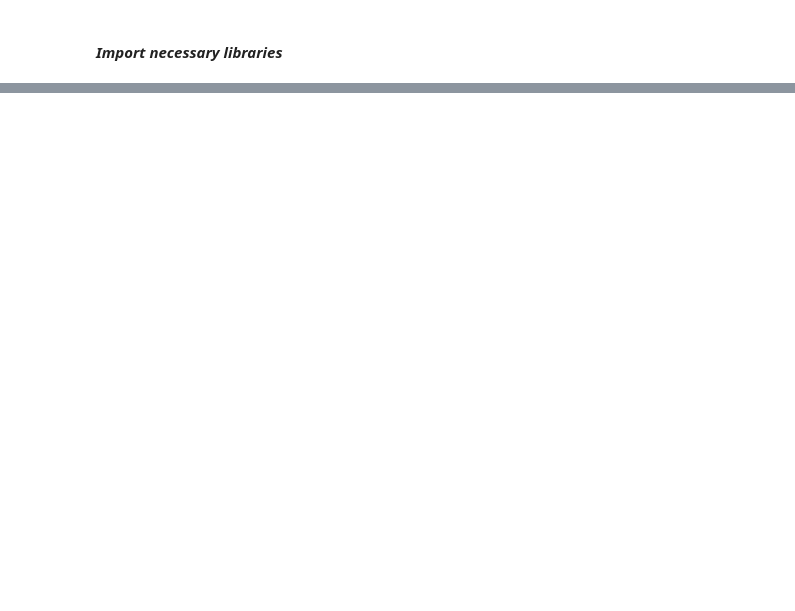
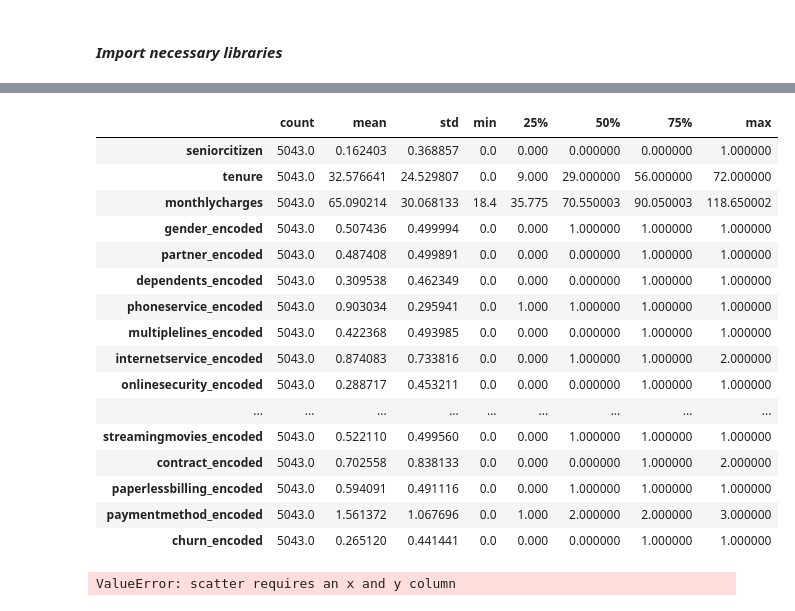
Before and after one commit to heldana30/Customer_Churn_Prediction, a Jupyter notebook: customer_churn_prediction.ipynb, the cells around one changed output, grey strips where cells are left out. Saved outputs shown, nothing was run; the diff lists cells and outputs as text; code cells hidden in the pictures; blank space fills up the shorter version.

Commit message:
add more dataset and updated notebook and requirements.txt file

```diff
--- a/customer_churn_prediction.ipynb
+++ b/customer_churn_prediction.ipynb
@@ -59,0 +274,2 @@ Churn analysis represents a strategic initiative aimed at leveraging data-driven
+# %%
+train_df = pd.concat([First_Dataset, Second_Dataset], ignore_index=True)
@@ -59,0 +287,3 @@ Churn analysis represents a strategic initiative aimed at leveraging data-driven
+# %%
+# Change all column names to lowercase
+train_df.columns = train_df.columns.str.lower()
@@ -59,0 +427,13 @@ Churn analysis represents a strategic initiative aimed at leveraging data-driven
+# %%
+# Columns with null values
+cols = ['multiplelines', 'onlinesecurity', 'onlinebackup', 'deviceprotection', 'techsupport',
+        'streamingtv', 'streamingmovies', 'totalcharges', 'churn']
+
+# Loop through each column and fill missing values with random values
+for col in cols:
+    # Retrieve non-null values for the current column
+    non_null_values = train_df[col].dropna()
+    # Generate a random value based on the distribution of non-null values
+    random_value = np.random.choice(non_null_values)
+    # Fill missing values in the current column with the random value
+    train_df[col].fillna(value=random_value, inplace=True)
@@ -59,0 +529,16 @@ Churn analysis represents a strategic initiative aimed at leveraging data-driven
+# %%
+# Initialize LabelEncoder
+label_encoder = LabelEncoder()
+
+# List of columns to encode
+columns_to_encode = ['gender', 'partner', 'dependents',
+                     'phoneservice', 'multiplelines', 'internetservice',
+                     'onlinesecurity', 'onlinebackup', 'deviceprotection',
+                     'techsupport', 'streamingtv', 'streamingmovies',
+                     'contract', 'paperlessbilling', 'paymentmethod', 'churn']
+
+# Encode each column
+for col in columns_to_encode:
+    train_df[col + '_encoded'] = label_encoder.fit_transform(train_df[col])
+
+train_df.head()
@@ -59,0 +553,24 @@ Churn analysis represents a strategic initiative aimed at leveraging data-driven
+# %%
+train_df.describe().T
+# %% [output]
+|  | count | mean | std | min | 25% | 50% | 75% | max |
+| seniorcitizen | 5043.0 | 0.162403 | 0.368857 | 0.0 | 0.000 | 0.000000 | 0.000000 | 1.000000 |
+| tenure | 5043.0 | 32.576641 | 24.529807 | 0.0 | 9.000 | 29.000000 | 56.000000 | 72.000000 |
+| monthlycharges | 5043.0 | 65.090214 | 30.068133 | 18.4 | 35.775 | 70.550003 | 90.050003 | 118.650002 |
+| gender_encoded | 5043.0 | 0.507436 | 0.499994 | 0.0 | 0.000 | 1.000000 | 1.000000 | 1.000000 |
+| partner_encoded | 5043.0 | 0.487408 | 0.499891 | 0.0 | 0.000 | 0.000000 | 1.000000 | 1.000000 |
+| dependents_encoded | 5043.0 | 0.309538 | 0.462349 | 0.0 | 0.000 | 0.000000 | 1.000000 | 1.000000 |
+| phoneservice_encoded | 5043.0 | 0.903034 | 0.295941 | 0.0 | 1.000 | 1.000000 | 1.000000 | 1.000000 |
+| multiplelines_encoded | 5043.0 | 0.422368 | 0.493985 | 0.0 | 0.000 | 0.000000 | 1.000000 | 1.000000 |
+| internetservice_encoded | 5043.0 | 0.874083 | 0.733816 | 0.0 | 0.000 | 1.000000 | 1.000000 | 2.000000 |
+| onlinesecurity_encoded | 5043.0 | 0.288717 | 0.453211 | 0.0 | 0.000 | 0.000000 | 1.000000 | 1.000000 |
+| ... | ... | ... | ... | ... | ... | ... | ... | ... |
+| streamingmovies_encoded | 5043.0 | 0.522110 | 0.499560 | 0.0 | 0.000 | 1.000000 | 1.000000 | 1.000000 |
+| contract_encoded | 5043.0 | 0.702558 | 0.838133 | 0.0 | 0.000 | 0.000000 | 1.000000 | 2.000000 |
+| paperlessbilling_encoded | 5043.0 | 0.594091 | 0.491116 | 0.0 | 0.000 | 1.000000 | 1.000000 | 1.000000 |
+| paymentmethod_encoded | 5043.0 | 1.561372 | 1.067696 | 0.0 | 1.000 | 2.000000 | 2.000000 | 3.000000 |
+| churn_encoded | 5043.0 | 0.265120 | 0.441441 | 0.0 | 0.000 | 0.000000 | 1.000000 | 1.000000 |
+# %%
+train_df.plot(kind='scatter')
+# %% [output]
+ValueError: scatter requires an x and y column
```
Also changed, not shown: parts of 39 cells of this notebook, 3 other files.
